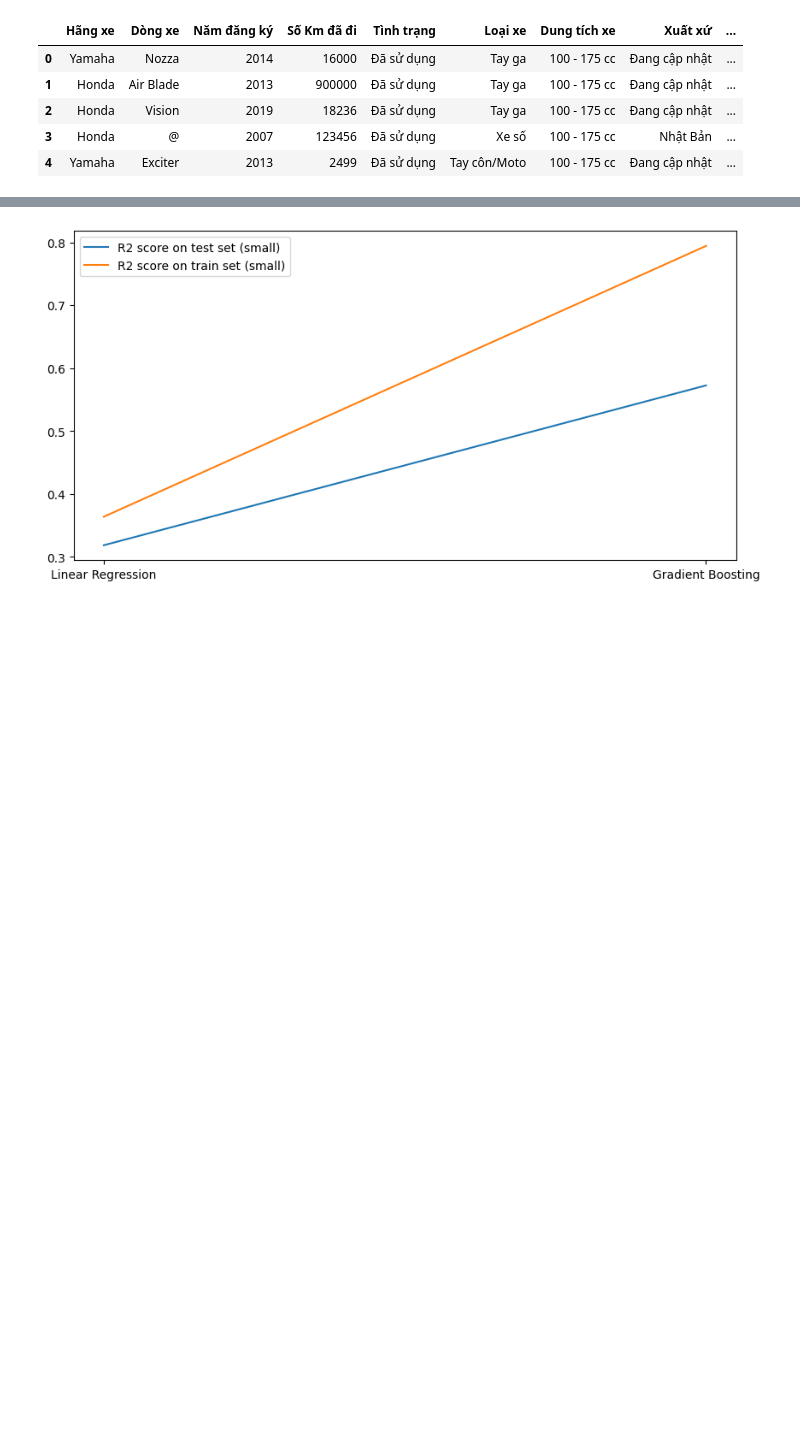
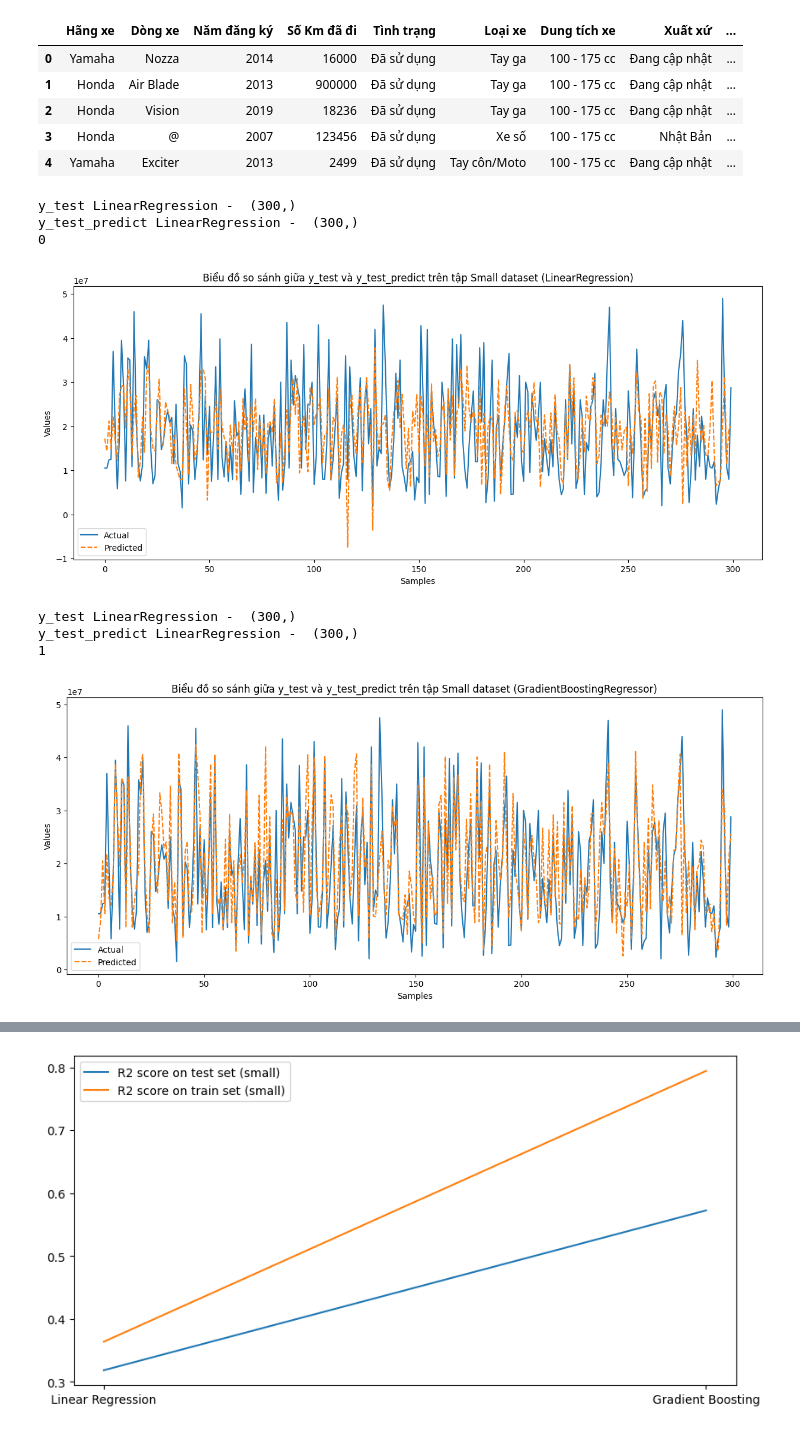
Before and after one commit to hungng2k2/du-doan-gia-xe-may, a Jupyter notebook: model_building.ipynb, the cells around one changed output, grey strips where cells are left out. Drawn from its saved outputs; the diff is of its cells as text; code cells hidden in the pictures; blank space fills up the shorter version.

Commit message:
plot different between y_test and y_predict

```diff
--- a/model_building.ipynb
+++ b/model_building.ipynb
@@ -104,36 +106,72 @@ rmse_train_list_small = []
 rmse_test_list_small = []
 mae_train_list_small = []
 mae_test_list_small = []
+i = 0
+name = 'LinearRegression'
 for function in function_list:
     X_train, X_test, y_train, y_test = train_test_split(X, y, test_size=0.3, random_state=32)
     pipe = getPipeline(None, Gaussion_dist('Năm đăng ký', isInt=True), StandardScaler() ,function)
     pipe.fit(X_train, y_train)
     y_train_predict = pipe.predict(X_train)
     y_test_predict = pipe.predict(X_test)
+
+    # Tạo đối tượng Series từ y_test và y_pred
+    y_test_series = pd.Series(y_test, name='Actual')
+    y_pred_series = pd.Series(y_test_predict, name='Predicted')
+
+    y_test_series.reset_index(drop=True, inplace=True)
+    y_pred_series.reset_index(drop=True, inplace=True)
+
+    print('y_test ' + name + ' - ', np.shape(y_test) )
+    print('y_test_predict ' + name + ' - ', np.shape(y_test_predict) )
+
+    # Kết hợp dữ liệu vào một DataFrame
+    df_plot = pd.concat([y_test_series, y_pred_series], axis=1)
+    plt.figure(figsize=(15, 6))
+    # Vẽ đồ thị so sánh
+    sns.lineplot(data=df_plot)
+    print(i)
+    # Đặt tên cho trục x và y
+    plt.xlabel('Samples')
+    plt.ylabel('Values')
+    if i == 1:
+        name = 'GradientBoostingRegressor'
+    plt.title('Biểu đồ so sánh giữa y_test và y_test_predict trên tập Small dataset (' + name + ')')
+    # Hiển thị đồ thị
+    plt.show()
+    i += 1
 
     r2_train = r2_score(y_train, y_train_predict)
     r2_test = r2_score(y_test, y_test_predict)
     r2_train_list_small.append(r2_train)
     r2_test_list_small.append(r2_test)
 
     rmse_train = mean_squared_error(y_train, y_train_predict, squared=False)
     rmse_test = mean_squared_error(y_test, y_test_predict, squared=False)
     rmse_train_list_small.append(rmse_train)
     rmse_test_list_small.append(rmse_test)
 
     mae_train = mean_absolute_error(y_train, y_train_predict)
     mae_test = mean_absolute_error(y_test, y_test_predict)
     mae_train_list_small.append(mae_train)
     mae_test_list_small.append(mae_test)
 metric = pd.DataFrame({'Model': ['Linear Regression', 'Gradient Boosting'],
                     'R2 score on test set (small)': r2_test_list_small,
                     'R2 score on train set (small)': r2_train_list_small,
                     'RMSE on test set (small)': rmse_test_list_small,
                     'RMSE on train set (small)': rmse_train_list_small,
                     'MAE on test set (small)': mae_test_list_small,
                     'MAE on train set (small)': mae_train_list_small})
 metric
 # %% [output]
+y_test LinearRegression -  (300,)
+y_test_predict LinearRegression -  (300,)
+0
+[figure, added]
+y_test LinearRegression -  (300,)
+y_test_predict LinearRegression -  (300,)
+1
+[figure, added]
 |  | Model | R2 score on test set (small) | R2 score on train set (small) | RMSE on test set (small) | RMSE on train set (small) | ... |
 | 0 | Linear Regression | 0.318612 | 0.363914 | 9.176892e+06 | 9.448635e+06 | ... |
 | 1 | Gradient Boosting | 0.572646 | 0.794369 | 7.267615e+06 | 5.372241e+06 | ... |
```
Also changed, not shown: parts of 2 cells of this notebook.
